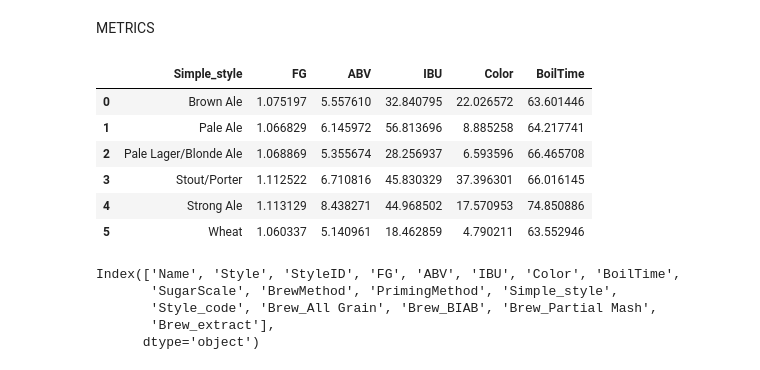
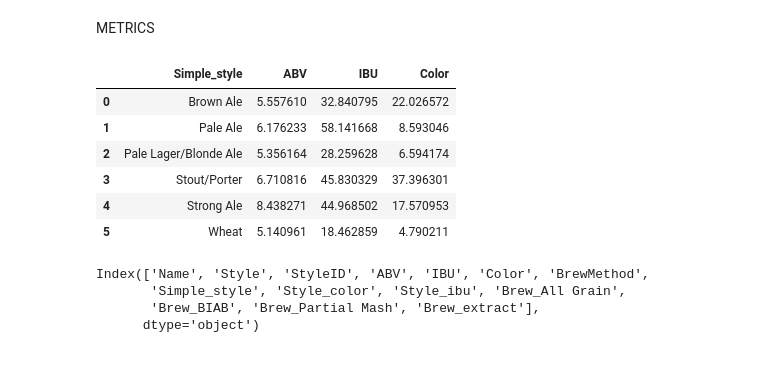
Before and after one commit to agui968/Predicting-Beer-Styles-with-Machine-Learning, a Jupyter notebook: notebooks/02limpieza.ipynb, the cells around one changed output. Cells and saved outputs as stored; diff of their text form; code cells hidden in the pictures.

```diff
--- a/notebooks/02limpieza.ipynb
+++ b/notebooks/02limpieza.ipynb
@@ -131,5 +123,6 @@ beer1['BrewMethod'].nunique()
 4
 # %%
 #DELETING USELESS COLUMNS
-beer1=beer1.drop(columns=(['BeerID','Size(L)', 'URL', 'OG', 'BoilSize', 'BoilGravity','Efficiency', 'MashThickness', 'PitchRate','PrimaryTemp','PrimingAmount','UserId']))
+beer1=beer1.drop(columns=(['BeerID','Size(L)', 'URL', 'OG', 'BoilSize', 'BoilGravity','Efficiency','MashThickness',
+                           'PitchRate','PrimaryTemp','PrimingAmount','UserId','FG','SugarScale','PrimingMethod','BoilTime']))
 # %%
@@ -251,9 +245,9 @@ longstyle_map={'Blonde Ale':'Pale Lager/Blonde Ale', 'British Golden Ale':'Pale
                'Russian Imperial Stout':'Stout/Porter','Specialty IPA: Black IPA':'Other', 'Sweet Stout':'Stout/Porter', 'Strong Scotch Ale':'Strong Ale',
                'Belgian Tripel':'Pale Ale','American Stout':'Stout/Porter','Belgian Pale Ale':'Pale Ale','Dark American Lager':'Other', 'Dry Stout':'Stout/Porter',
                'Belgian Dark Strong Ale':'Strong Ale','American Wheat or Rye Beer':'Wheat','Vienna Lager':'Pale Lager/Blonde Ale','Special/Best/Premium Bitter':'Other',
-               'Experimental Beer':'Other','Irish Red Ale':'Pale Ale', 'Old Ale':'Other','Altbier':'Other','Extra Special/Strong Bitter (ESB)':'Pale Ale',
+               'Experimental Beer':'Other','Irish Red Ale':'Other', 'Old Ale':'Other','Altbier':'Other','Extra Special/Strong Bitter (ESB)':'Pale Ale',
                'Winter Seasonal Beer':'Other','Standard American Lager':'Pale Lager/Blonde Ale', 'Wood-Aged Beer':'Other','Fruit Beer':'Other', 'Golden Ale':'Pale Ale',
-               'Flanders Red Ale':'Pale Ale','Berliner Weisse':'Wheat','Oktoberfest/Märzen':'Pale Lager/Blonde Ale','Munich Helles':'Pale Lager/Blonde Ale',
+               'Flanders Red Ale':'Other','Berliner Weisse':'Wheat','Oktoberfest/Märzen':'Pale Lager/Blonde Ale','Munich Helles':'Pale Lager/Blonde Ale',
                'Classic American Pilsner':'Pale Lager/Blonde Ale','Gueuze':'Other','Brown Porter':'Stout/Porter','American Light Lager':'Pale Lager/Blonde Ale', 'English Cider':'Other',
                'Fruit Cider':'Other','Spice  Herb  or Vegetable Beer':'Other','Southern English Brown':'Brown Ale','Other Smoked Beer':'Other',
                'Belgian Dubbel':'Strong Ale','Cyser (Apple Melomel)':'Other','Metheglin':'Other','Specialty IPA: Red IPA':'Other', 'Belgian Specialty Ale':'Other',
@@ -279,7 +273,5 @@ longstyle_map={'Blonde Ale':'Pale Lager/Blonde Ale', 'British Golden Ale':'Pale
                'Autumn Seasonal Beer':'Other','International Dark Lager':'Other','Roggenbier':'Other','Dunkles Bock':'Other','German Leichtbier':'Pale Lager/Blonde Ale',
                'Scottish Light':'Other','Pre-Prohibition Porter':'Other','Specialty Wood-Aged Beer':'Other'
 
-} #remove Other; add the ones that are correct to stay the same
-#sort ALES FURTHER: pale ale and red ale are mixed!
+} #remove Other;
 beer1['Simple_style']=beer1['Style'].map(longstyle_map)
-#careful with certain types such as Strong Bitter or Doppelbock, maybe remove in some models
@@ -293,0 +288,12 @@ beer1=beer1.drop(beer1[beer1['Simple_style']=='Other'].index)
+# %%
+style_map_color = { #ORDERED BY COLOR
+    "Wheat": 0,
+    "Pale Lager/Blonde Ale": 1,
+    "Pale Ale": 2,
+    "Strong Ale": 3,
+    "Brown Ale": 4,
+    "Stout/Porter":5
+}
+
+beer1['Style_color'] = beer1['Simple_style'].map(style_map_color)
+beer1.head()
@@ -294,3 +307,13 @@ beer1=beer1.drop(beer1[beer1['Simple_style']=='Other'].index)
+# %%
+style_map_ibu = { #ORDERED BY IBU
+    "Wheat": 0,
+    "Pale Lager/Blonde Ale": 1,
+    "Brown Ale": 2,
+    "Strong Ale": 3,
+    "Stout/Porter":4,
+    "Pale Ale":5
+}
+beer1['Style_ibu'] = beer1['Simple_style'].map(style_map_ibu)
 # %%
 len(beer1)
 # %% [output]
@@ -328,13 +349,13 @@ Name: count, dtype: int64
 # %% [markdown]
 METRICS
 # %%
-beer1.groupby('Simple_style')[['FG','ABV','IBU','Color','BoilTime']].mean().reset_index().sort_values(by='Simple_style')
+beer1.groupby('Simple_style')[['ABV','IBU','Color',]].mean().reset_index().sort_values(by='Simple_style')
 # %% [output]
-|  | Simple_style | FG | ABV | IBU | Color | BoilTime |
-| 0 | Brown Ale | 1.075197 | 5.557610 | 32.840795 | 22.026572 | 63.601446 |
-| 1 | Pale Ale | 1.066829 | 6.145972 | 56.813696 | 8.885258 | 64.217741 |
-| 2 | Pale Lager/Blonde Ale | 1.068869 | 5.355674 | 28.256937 | 6.593596 | 66.465708 |
-| 3 | Stout/Porter | 1.112522 | 6.710816 | 45.830329 | 37.396301 | 66.016145 |
-| 4 | Strong Ale | 1.113129 | 8.438271 | 44.968502 | 17.570953 | 74.850886 |
-| 5 | Wheat | 1.060337 | 5.140961 | 18.462859 | 4.790211 | 63.552946 |
+|  | Simple_style | ABV | IBU | Color |
+| 0 | Brown Ale | 5.557610 | 32.840795 | 22.026572 |
+| 1 | Pale Ale | 6.176233 | 58.141668 | 8.593046 |
+| 2 | Pale Lager/Blonde Ale | 5.356164 | 28.259628 | 6.594174 |
+| 3 | Stout/Porter | 6.710816 | 45.830329 | 37.396301 |
+| 4 | Strong Ale | 8.438271 | 44.968502 | 17.570953 |
+| 5 | Wheat | 5.140961 | 18.462859 | 4.790211 |
 # %%
@@ -343,8 +364,7 @@ beer1 = pd.concat([beer1, pd.get_dummies(beer1['BrewMethod'], prefix='Brew')], a
 # %%
 beer1.columns
 # %% [output]
-Index(['Name', 'Style', 'StyleID', 'FG', 'ABV', 'IBU', 'Color', 'BoilTime',
-       'SugarScale', 'BrewMethod', 'PrimingMethod', 'Simple_style',
-       'Style_code', 'Brew_All Grain', 'Brew_BIAB', 'Brew_Partial Mash',
-       'Brew_extract'],
+Index(['Name', 'Style', 'StyleID', 'ABV', 'IBU', 'Color', 'BrewMethod',
+       'Simple_style', 'Style_color', 'Style_ibu', 'Brew_All Grain',
+       'Brew_BIAB', 'Brew_Partial Mash', 'Brew_extract'],
       dtype='object')
```
Also changed, not shown: parts of 30 cells of this notebook, 15 other files.
